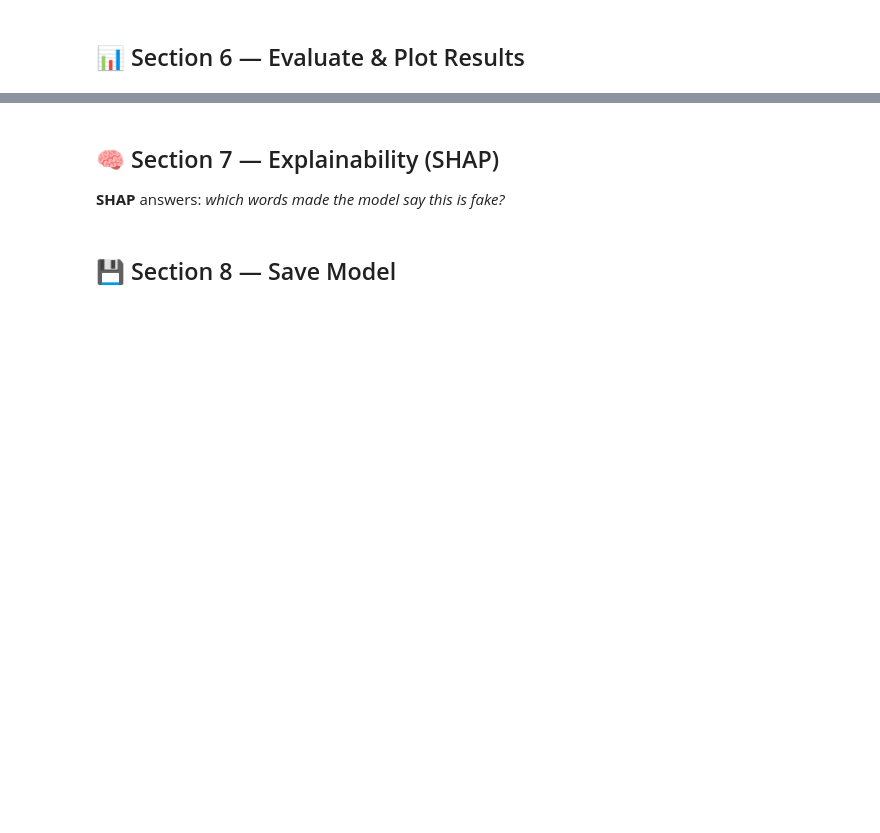
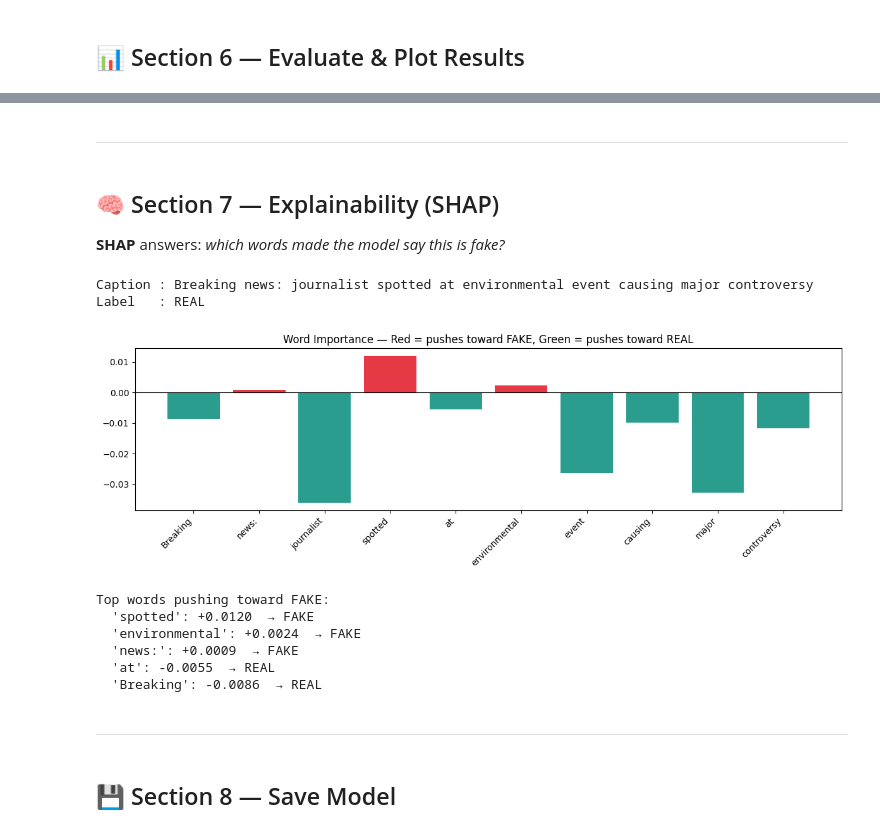
Before and after one commit to manjiriapshinge25/VerifAI, a Jupyter notebook: VerifAI_Synthetic.ipynb, the cells around one changed output, grey strips where cells are left out. Cells and saved outputs as stored; diff of their text form; code cells hidden in the pictures; blank space fills up the shorter version.

```diff
--- a/VerifAI_Synthetic.ipynb
+++ b/VerifAI_Synthetic.ipynb
@@ -625,53 +789,101 @@ print("✅ Saved → results/ablation_study.png")
+# %% [markdown]
+---
 # %% [markdown]
 ## 🧠 Section 7 — Explainability (SHAP)
 
 **SHAP** answers: *which words made the model say this is fake?*
 # %%
 import shap
+import numpy as np
 
 def explain_text_shap(text, classifier, clip_model, cluster_oh_vec, device):
-    def predict_fn(texts):
+    words = text.split()
+
+    def predict_fn(masked_texts):
         scores = []
-        for t in texts:
+        for t in masked_texts:
             if not t.strip():
                 t = "unknown"
             with torch.no_grad():
                 tokens  = clip.tokenize([t], truncate=True).to(device)
-                txt_emb = clip_model.encode_text(tokens)
+                txt_emb = clip_model.encode_text(tokens).float()
                 txt_emb = txt_emb / txt_emb.norm(dim=-1, keepdim=True)
                 img_emb = torch.zeros_like(txt_emb)
                 fused   = torch.cat([img_emb, txt_emb], dim=-1)
                 gnn_emb = torch.zeros(1, 256).to(device)
                 _, prob = classifier(fused, gnn_emb,
                                      cluster_oh_vec.unsqueeze(0).to(device))
             scores.append(prob.item())
         return np.array(scores)
 
-    masker    = shap.maskers.Text(tokenizer=lambda x: x.split())
-    explainer = shap.Explainer(predict_fn, masker)
-    shap_vals = explainer([text])
+    # ── Use KernelExplainer instead of Text masker ──────────────
+    # Create a simple bag-of-words background
+    background = np.zeros((1, len(words)))
 
-    word_importance = dict(zip(shap_vals.data[0], shap_vals.values[0].tolist()))
-    return word_importance, shap_vals
+    def predict_bow(mask_array):
+        scores = []
+        for mask in mask_array:
+            masked_words = [w if mask[i] == 1 else ""
+                          for i, w in enumerate(words)]
+            masked_text = " ".join(masked_words).strip()
+            score = predict_fn([masked_text])[0]
+            scores.append(score)
+        return np.array(scores)
+
+    explainer  = shap.KernelExplainer(predict_bow, background)
+    data_point = np.ones((1, len(words)))
+    shap_values = explainer.shap_values(data_point, nsamples=100)
+
+    # Word importance scores
+    word_importance = dict(zip(words, shap_values[0]))
+    return word_importance, shap_values[0]
 
 
+# ── Test on a sample post ────────────────────────────────────────
 sample_idx = 0
 sample_row = df_all.iloc[sample_idx]
 sample_oh  = cluster_oh[sample_idx]
 
 print(f"Caption : {sample_row['text']}")
 print(f"Label   : {'FAKE' if sample_row['label'] == 1 else 'REAL'}")
 
 word_imp, shap_vals = explain_text_shap(
     sample_row["text"], classifier, clip_model, sample_oh, DEVICE
 )
 
-shap.plots.text(shap_vals)
+# ── Plot word importance as a bar chart ──────────────────────────
+import matplotlib.pyplot as plt
+
+words  = list(word_imp.keys())
+scores = list(word_imp.values())
+colors = ["#e63946" if s > 0 else "#2a9d8f" for s in scores]
+
+plt.figure(figsize=(12, 4))
+plt.bar(words, scores, color=colors)
+plt.axhline(y=0, color="black", linewidth=0.8)
+plt.xticks(rotation=45, ha="right")
+plt.title("Word Importance — Red = pushes toward FAKE, Green = pushes toward REAL")
+plt.tight_layout()
+plt.savefig("results/shap_word_importance.png", dpi=150)
+plt.show()
 
 print("\nTop words pushing toward FAKE:")
 sorted_words = sorted(word_imp.items(), key=lambda x: x[1], reverse=True)
 for word, score in sorted_words[:5]:
-    print(f"  '{word}': {score:+.4f}  {'→ FAKE' if score > 0 else '→ REAL'}")
+    direction = "→ FAKE" if score > 0 else "→ REAL"
+    print(f"  '{word}': {score:+.4f}  {direction}")
+# %% [output]
+Caption : Breaking news: journalist spotted at environmental event causing major controversy
+Label   : REAL
+[figure, added]
+Top words pushing toward FAKE:
+  'spotted': +0.0120  → FAKE
+  'environmental': +0.0024  → FAKE
+  'news:': +0.0009  → FAKE
+  'at': -0.0055  → REAL
+  'Breaking': -0.0086  → REAL
+# %% [markdown]
+---
 # %% [markdown]
 ## 💾 Section 8 — Save Model
 # %%
```
Also changed, not shown: parts of 46 cells of this notebook, 7 other files.
